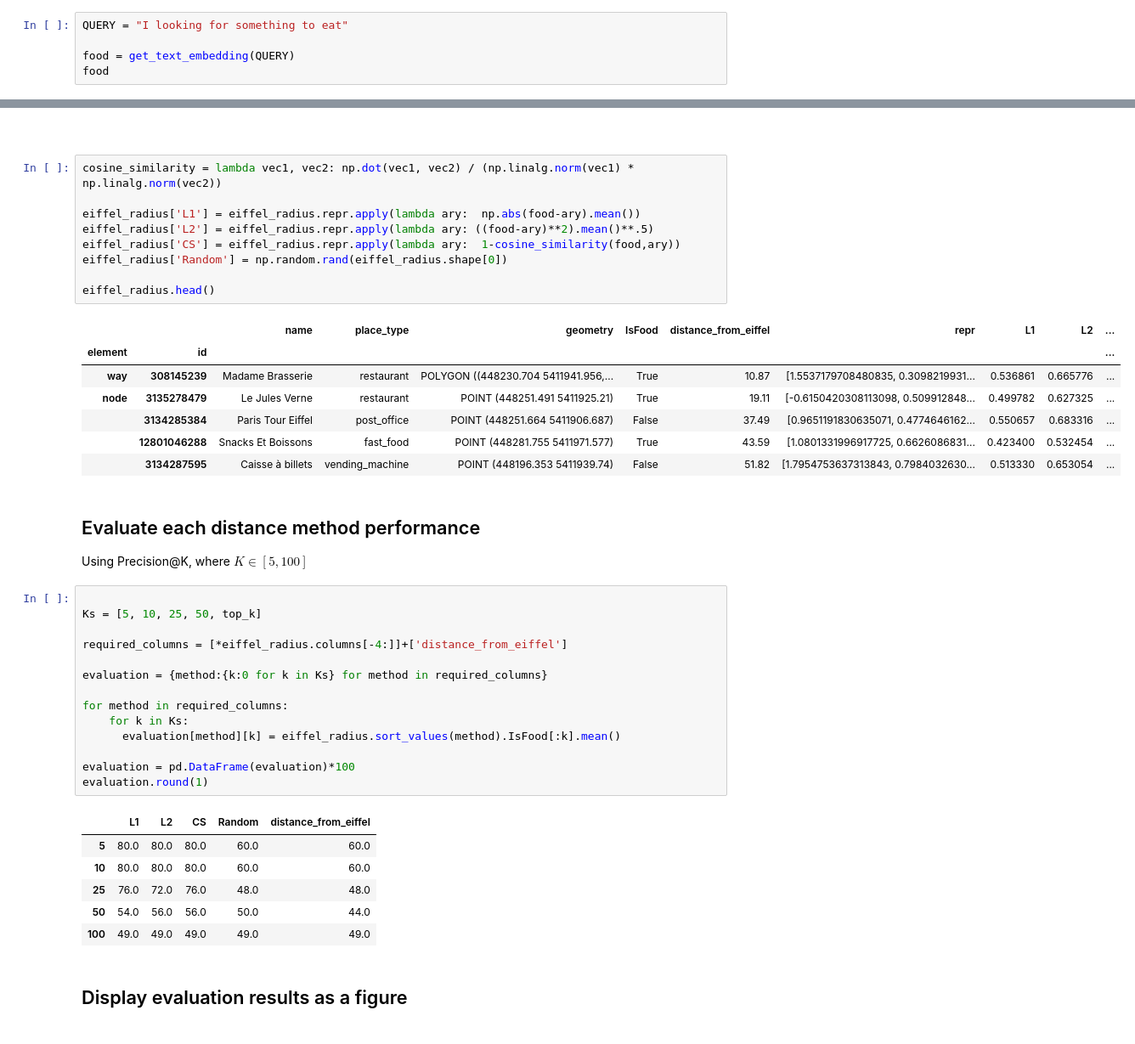
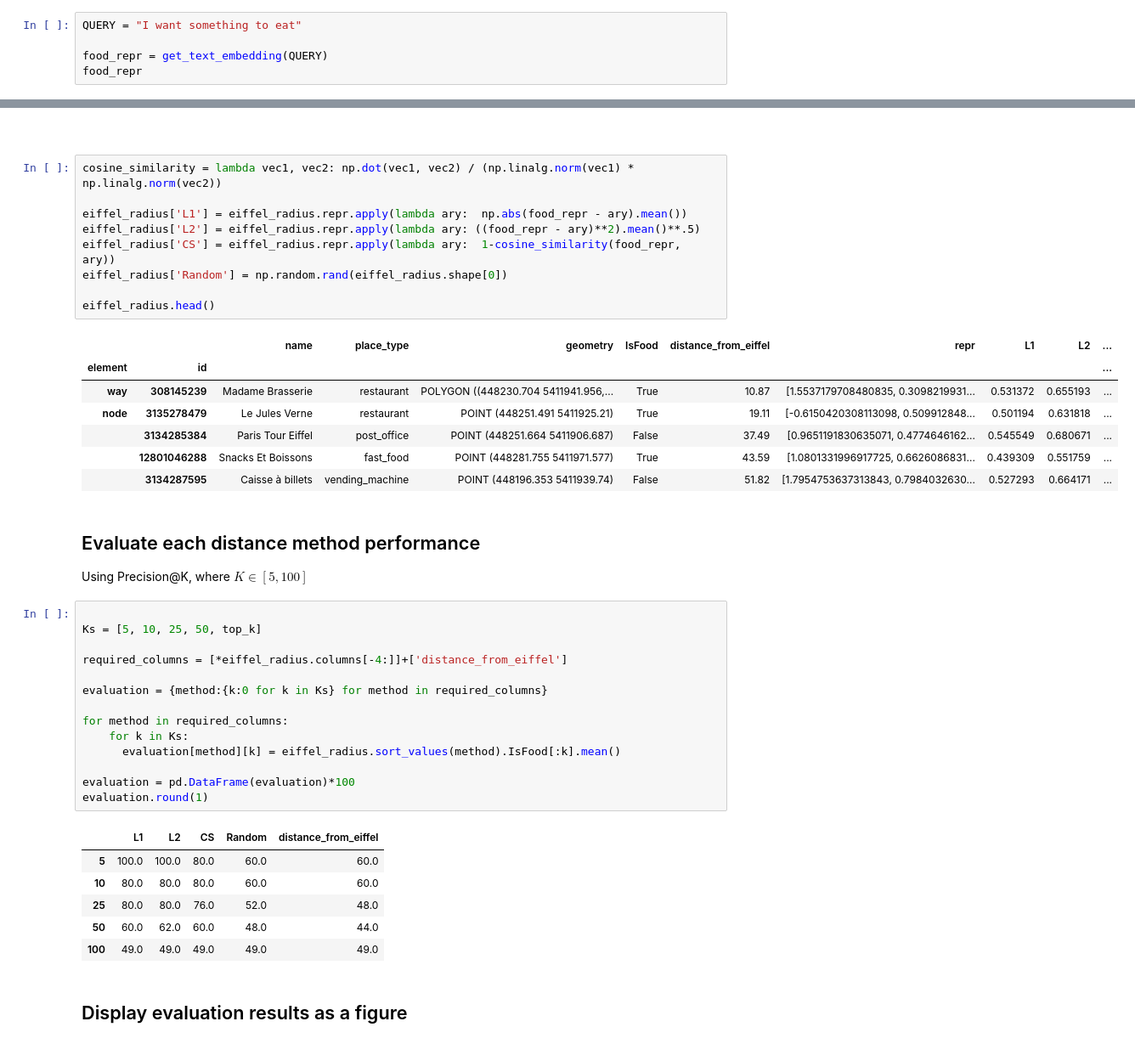
Before and after one commit to EtzionR/LM4GeoAI, a Jupyter notebook: SOL_1_Geo_Semantic_Search.ipynb, the cells around one changed output, grey strips where cells are left out. Shown at 85% size. Saved outputs shown, nothing was run; the diff lists cells and outputs as text.

```diff
--- a/SOL_1_Geo_Semantic_Search.ipynb
+++ b/SOL_1_Geo_Semantic_Search.ipynb
@@ -270,6 +279,6 @@ eiffel_radius.head()
 # %%
-QUERY = "I looking for something to eat"
+QUERY = "I want something to eat"
 
-food = get_text_embedding(QUERY)
-food
+food_repr = get_text_embedding(QUERY)
+food_repr
 # %% [output]
@@ -295,20 +316,20 @@ distance functions:
 # %%
 cosine_similarity = lambda vec1, vec2: np.dot(vec1, vec2) / (np.linalg.norm(vec1) * np.linalg.norm(vec2))
 
-eiffel_radius['L1'] = eiffel_radius.repr.apply(lambda ary:  np.abs(food-ary).mean())
-eiffel_radius['L2'] = eiffel_radius.repr.apply(lambda ary: ((food-ary)**2).mean()**.5)
-eiffel_radius['CS'] = eiffel_radius.repr.apply(lambda ary:  1-cosine_similarity(food,ary))
+eiffel_radius['L1'] = eiffel_radius.repr.apply(lambda ary:  np.abs(food_repr - ary).mean())
+eiffel_radius['L2'] = eiffel_radius.repr.apply(lambda ary: ((food_repr - ary)**2).mean()**.5)
+eiffel_radius['CS'] = eiffel_radius.repr.apply(lambda ary:  1-cosine_similarity(food_repr, ary))
 eiffel_radius['Random'] = np.random.rand(eiffel_radius.shape[0])
 
 eiffel_radius.head()
 # %% [output]
 |  |  | name | place_type | geometry | IsFood | distance_from_eiffel | repr | L1 | L2 | ... |
 | element | id |  |  |  |  |  |  |  |  | ... |
-| way | 308145239 | Madame Brasserie | restaurant | POLYGON ((448230.704 5411941.956,... | True | 10.87 | [1.5537179708480835, 0.3098219931... | 0.536861 | 0.665776 | ... |
-| node | 3135278479 | Le Jules Verne | restaurant | POINT (448251.491 5411925.21) | True | 19.11 | [-0.6150420308113098, 0.509912848... | 0.499782 | 0.627325 | ... |
-|  | 3134285384 | Paris Tour Eiffel | post_office | POINT (448251.664 5411906.687) | False | 37.49 | [0.9651191830635071, 0.4774646162... | 0.550657 | 0.683316 | ... |
-|  | 12801046288 | Snacks Et Boissons | fast_food | POINT (448281.755 5411971.577) | True | 43.59 | [1.0801331996917725, 0.6626086831... | 0.423400 | 0.532454 | ... |
-|  | 3134287595 | Caisse à billets | vending_machine | POINT (448196.353 5411939.74) | False | 51.82 | [1.7954753637313843, 0.7984032630... | 0.513330 | 0.653054 | ... |
+| way | 308145239 | Madame Brasserie | restaurant | POLYGON ((448230.704 5411941.956,... | True | 10.87 | [1.5537179708480835, 0.3098219931... | 0.531372 | 0.655193 | ... |
+| node | 3135278479 | Le Jules Verne | restaurant | POINT (448251.491 5411925.21) | True | 19.11 | [-0.6150420308113098, 0.509912848... | 0.501194 | 0.631818 | ... |
+|  | 3134285384 | Paris Tour Eiffel | post_office | POINT (448251.664 5411906.687) | False | 37.49 | [0.9651191830635071, 0.4774646162... | 0.545549 | 0.680671 | ... |
+|  | 12801046288 | Snacks Et Boissons | fast_food | POINT (448281.755 5411971.577) | True | 43.59 | [1.0801331996917725, 0.6626086831... | 0.439309 | 0.551759 | ... |
+|  | 3134287595 | Caisse à billets | vending_machine | POINT (448196.353 5411939.74) | False | 51.82 | [1.7954753637313843, 0.7984032630... | 0.527293 | 0.664171 | ... |
 # %% [markdown]
 ## Evaluate each distance method performance
 
@@ -329,10 +350,10 @@ evaluation = pd.DataFrame(evaluation)*100
 evaluation.round(1)
 # %% [output]
 |  | L1 | L2 | CS | Random | distance_from_eiffel |
-| 5 | 80.0 | 80.0 | 80.0 | 60.0 | 60.0 |
+| 5 | 100.0 | 100.0 | 80.0 | 60.0 | 60.0 |
 | 10 | 80.0 | 80.0 | 80.0 | 60.0 | 60.0 |
-| 25 | 76.0 | 72.0 | 76.0 | 48.0 | 48.0 |
-| 50 | 54.0 | 56.0 | 56.0 | 50.0 | 44.0 |
+| 25 | 80.0 | 80.0 | 76.0 | 52.0 | 48.0 |
+| 50 | 60.0 | 62.0 | 60.0 | 48.0 | 44.0 |
 | 100 | 49.0 | 49.0 | 49.0 | 49.0 | 49.0 |
 # %% [markdown]
 ## Display evaluation results as a figure
```
Also changed, not shown: parts of 8 cells of this notebook.
